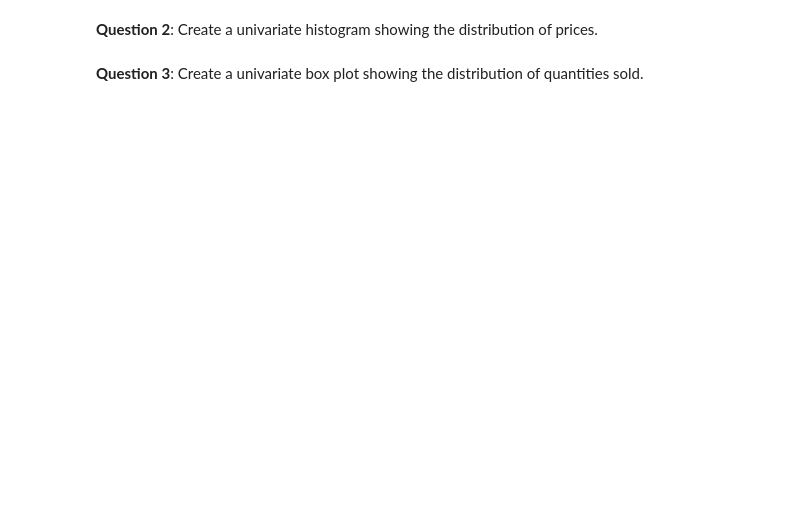
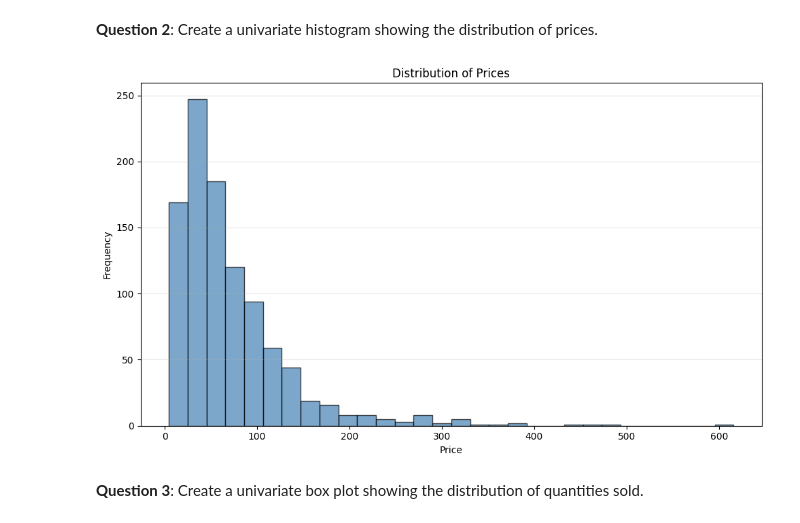
Before and after one commit to gaspardvilla/Nomades_ADA, a Jupyter notebook: week_2/corrections/monday.ipynb, the cells around one changed output. Saved outputs shown, nothing was run; the diff lists cells and outputs as text; code cells hidden in the pictures; blank space fills up the shorter version.

```diff
--- a/week_2/corrections/monday.ipynb
+++ b/week_2/corrections/monday.ipynb
@@ -131,2 +286,14 @@ We'll cover both **univariate** (single variable) and **multivariate** (multiple
+# %%
+# Your code here
+plt.figure(figsize=(10, 6))
+plt.hist(df['Price'], bins=30, alpha=0.7, color='steelblue', edgecolor='black')
+plt.title('Distribution of Prices')
+plt.xlabel('Price')
+plt.ylabel('Frequency')
+plt.grid(axis='y', alpha=0.3)
+plt.tight_layout()
+plt.show()
+# %% [output]
+[figure, added]
 # %% [markdown]
 **Question 3**: Create a univariate box plot showing the distribution of quantities sold.
```
Also changed, not shown: parts of 35 cells of this notebook, 4 other files.
